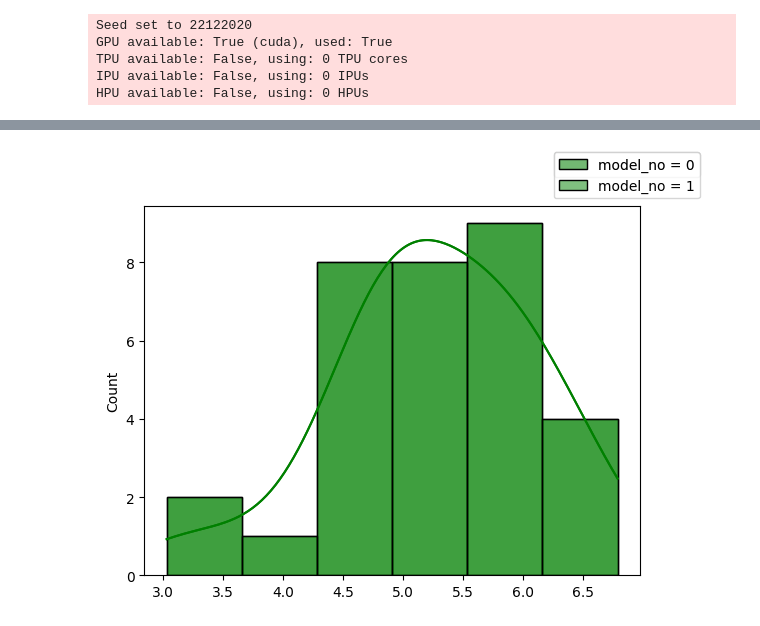
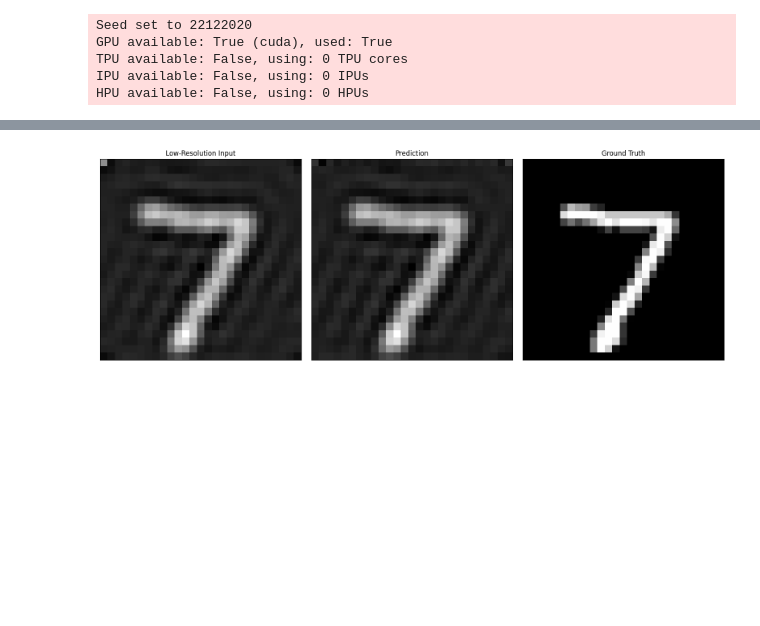
Before and after one commit to AmanKukde/FourierImageTransformer, a Jupyter notebook: examples/Super-Resolution - MNIST Example.ipynb, the cells around one changed output, grey strips where cells are left out. Saved outputs shown, nothing was run; the diff lists cells and outputs as text; code cells hidden in the pictures; blank space fills up the shorter version.

```diff
--- a/examples/Super-Resolution - MNIST Example.ipynb
+++ b/examples/Super-Resolution - MNIST Example.ipynb
@@ -39,13 +39,13 @@ model = SResTransformerModule(d_model=n_heads*d_query,
                               dst_order=order,
                               loss='prod',
                               lr=0.0001, weight_decay=0.01, n_layers=8,
-                              n_heads=n_heads, d_query=d_query, dropout=0.1, attention_dropout=0.1,num_shells = 5,model_path = '')
+                              n_heads=n_heads, d_query=d_query, dropout=0.1, attention_dropout=0.1,num_shells = 8,model_path = '')
 fig = plt.figure()
 psnr_dict = {}
-trained_model_path = ['/home/aman.kukde/Projects/FourierImageTransformer/model-5.ckpt','/home/aman.kukde/Projects/FourierImageTransformer/models_saved/model_main_07032024/epoch=943-step=944.ckpt']
-for model_no,path in enumerate(trained_model_path):
+trained_model_path = ['/home/aman.kukde/Projects/FourierImageTransformer/models_saved/20-03_00-20-27_mse_/last.ckpt','/home/aman.kukde/Projects/FourierImageTransformer/models_saved/Run_07-03_15-04-41_sum_modified_overfitted_114/epoch=943-step=944.ckpt']
+for model_no,path in enumerate(trained_model_path[:1]):
     model.load_test_model(path)
-    # model.cuda()
+    model.cuda()
     tokeniser_weights = torch.load('/home/aman.kukde/Projects/FourierImageTransformer/model.ckpt')['state_dict']
     for key in list(tokeniser_weights.keys()):
         if '.encoder' in key:
@@ -65,7 +65,7 @@ for model_no,path in enumerate(trained_model_path):
         model.load_state_dict(tokeniser_weights, strict=False)
         return model
 
-    model = load_partial_state_dict(model, tokeniser_weights)
+    # model = load_partial_state_dict(model, tokeniser_weights)
 
     trainer = Trainer(max_epochs=100,
                     #gpus=1, # set to 0 if you want to run on CPU
@@ -85,8 +85,8 @@ for model_no,path in enumerate(trained_model_path):
     fc = fc.to('cuda')
     mag_min = mag_min.to('cuda')
     mag_max = mag_max.to('cuda')
-    x_fc = fc[:, flatten_order][:, :96]
-    pred = model.sres.forward_i(x_fc,96)
+    x_fc = fc[:, flatten_order][:, :model.input_seq_length]
+    pred = model.sres.forward_i(x_fc,model.input_seq_length)
     # pred[:,96:] = (pred[:,96:] - pred[:,96:].min()) / (pred[:,96:].max() - pred[:,96:].min())
     pred_img = model.convert2img(fc=pred, mag_min=mag_min, mag_max=mag_max)
 
@@ -96,13 +96,87 @@ for model_no,path in enumerate(trained_model_path):
     lowres[:, :model.input_seq_length] = fc[:, model.dst_flatten_order][:, :model.input_seq_length]
     lowres_img = model.convert2img(fc=lowres, mag_min=mag_min, mag_max=mag_max)
     gt_img = model.convert2img(fc=fc[:, model.dst_flatten_order], mag_min=mag_min, mag_max=mag_max)
-    psnr_dict[str(model_no)] = pred_psnr.cpu().detach() - lowres_psnr.cpu().detach()
+
+
     lowres_psnr = PSNR(gt_img,lowres_img)
     pred_psnr = PSNR(gt_img,pred_img)
+
+    psnr_dict[str(model_no)] = pred_psnr.cpu().detach() - lowres_psnr.cpu().detach()
+
     sns.histplot(pred_psnr.cpu().detach() - lowres_psnr.cpu().detach(), kde=True, color='green', legend= True, label = "model_no = "+str(model_no))
     fig.legend()
     plt.savefig('psnr_diff.png')
-    # plt.close()
+    plt.close()
+    for i in [pred_img, lowres_img, gt_img]:
+        i.cpu().detach().numpy()
+    for sample in range(5):
+        fig2 = plt.figure(figsize=(31/2., 10/2.))
+        gs = gridspec.GridSpec(1, 5, width_ratios=[10,0.5, 10, 0.5, 10])
+        ax0 = plt.subplot(gs[0])
+        ax1 = plt.subplot(gs[2])
+        ax2 = plt.subplot(gs[4])
+        plt.subplots_adjust(top = 1, bottom = 0, right = 1, left = 0,
+                            hspace = 0, wspace = 0)
+
+        ax0.xaxis.set_major_locator(plt.NullLocator())
+        ax0.yaxis.set_major_locator(plt.NullLocator())
+        ax0.imshow(lowres_img[sample].cpu(), cmap='gray')
+        ax0.set_title('Low-Resolution Input');
+        ax0.axis('equal');
+
+        ax1.xaxis.set_major_locator(plt.NullLocator())
+        ax1.yaxis.set_major_locator(plt.NullLocator())
+        ax1.imshow(pred_img[sample].cpu(), cmap='gray')
+        ax1.set_title('Prediction');
+        ax1.axis('equal');
+
+
+        ax2.xaxis.set_major_locator(plt.NullLocator())
+        ax2.yaxis.set_major_locator(plt.NullLocator())
+        ax2.imshow(gt_img[sample].cpu(), cmap='gray')
+        ax2.set_title('Ground Truth');
+        ax2.axis('equal');
+
+    from sklearn.random_projection import sample_without_replacement
+
+
+    diff = []
+    for i in range(5):
+        sample = i
+        # pred_img[i] = (pred_img[i] - gt_img[i].min())/(gt_img[i].max() - gt_img[i].min())
+        # lowres_img[i] = (lowres_img[i] - gt_img[i].min())/(gt_img[i].max() - gt_img[i].min())
+        fig = plt.figure(figsize=(31/2., 10/2.))
+        gs = gridspec.GridSpec(1, 5, width_ratios=[10,0.5, 10, 0.5, 10])
+        ax0 = plt.subplot(gs[0])
+        ax1 = plt.subplot(gs[2])
+        ax2 = plt.subplot(gs[4])
+        plt.subplots_adjust(top = 1, bottom = 0, right = 1, left = 0,
+                            hspace = 0, wspace = 0)
+        ax0.xaxis.set_major_locator(plt.NullLocator())
+        ax0.yaxis.set_major_locator(plt.NullLocator())
+        lowres_psnr = PSNR(gt_img, lowres_img)
+        # lowres_img_vs_gt_img_psnr = PSNR(gt_img[sample].cpu()[2:, 2:], lowres_img[sample].cpu()[2:, 2:], drange=torch.tensor(255., dtype=torch.float32))
+        ax0.imshow(np.roll(abs(torch.fft.rfftn(lowres_img[sample].cpu(),dim = [0,1])),13,0))
+        ax0.set_title('Low-Resolution Input');
+        ax0.set_xlabel(f'PSNR: {lowres_psnr[sample].cpu().detach()} dB')
+        ax0.axis('equal');
+
+        ax1.xaxis.set_major_locator(plt.NullLocator())
+        ax1.yaxis.set_major_locator(plt.NullLocator())
+        ax1.imshow(np.roll(abs(torch.fft.rfftn(pred_img[sample].cpu(),dim = [0,1])),13,0))
+        pred_psnr = PSNR(gt_img, pred_img)
+        # pred_vs_gt_img_psnr = PSNR(gt_img[sample].cpu()[2:, 2:], pred_img[sample].cpu()[2:, 2:], drange=torch.tensor(255., dtype=torch.float32))
+        ax1.set_title('Prediction');
+        ax1.set_xlabel(f'PSNR: {pred_psnr[sample].cpu().detach()} dB')
+        ax1.axis('equal');
+
+        ax2.xaxis.set_major_locator(plt.NullLocator())
+        ax2.yaxis.set_major_locator(plt.NullLocator())
+        ax2.imshow(np.roll(abs(torch.fft.rfftn(gt_img[sample].cpu(),dim = [0,1])),13,0))
+        ax2.set_title('Ground Truth');
+        # ax2.set_xlabel(f'Max: {gt_img[sample].cpu().max():.2f} Min: {gt_img[sample].cpu().min():.2f}');
+        ax2.axis('equal');
+        diff.append(lowres_psnr - pred_psnr)
 # %% [output]
 Seed set to 22122020
 GPU available: True (cuda), used: True
@@ -128 +186 @@ Copying sres.predictor_phase.bias
-[figure, old version]
+[figure, new version]
```
Also changed, not shown: parts of 10 cells of this notebook, 5 other files.
